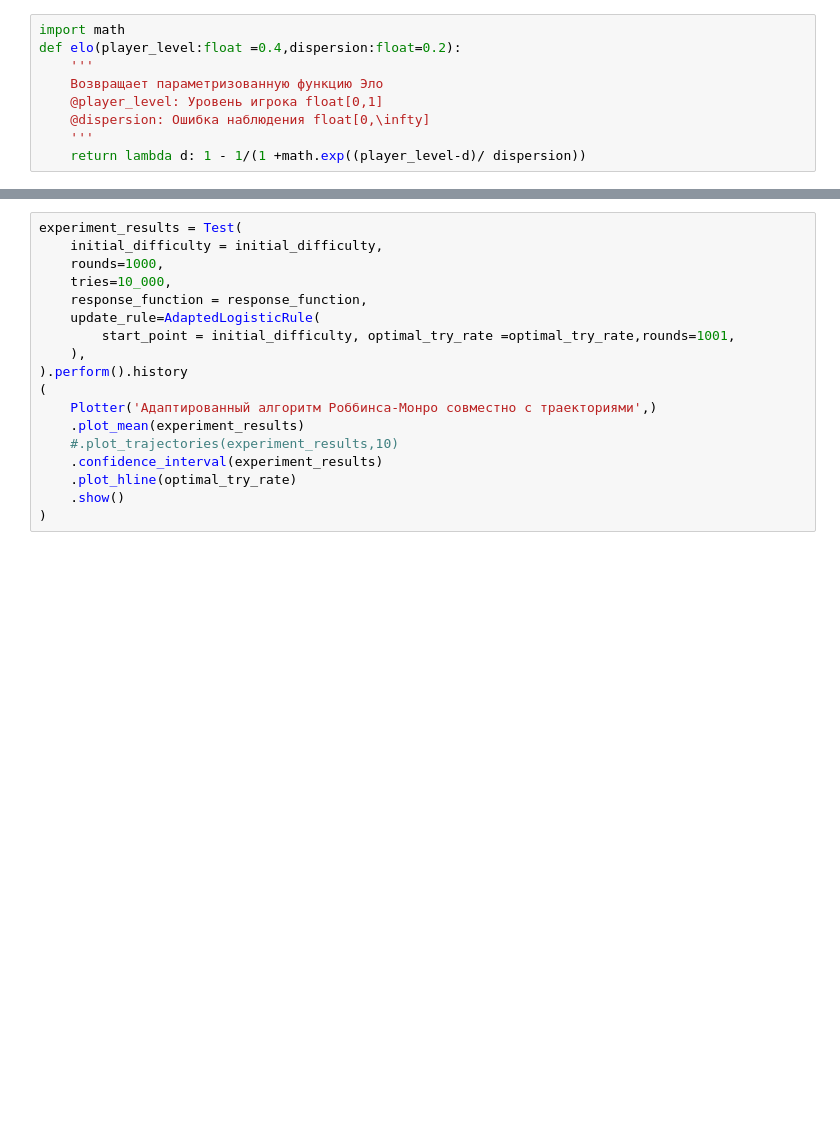
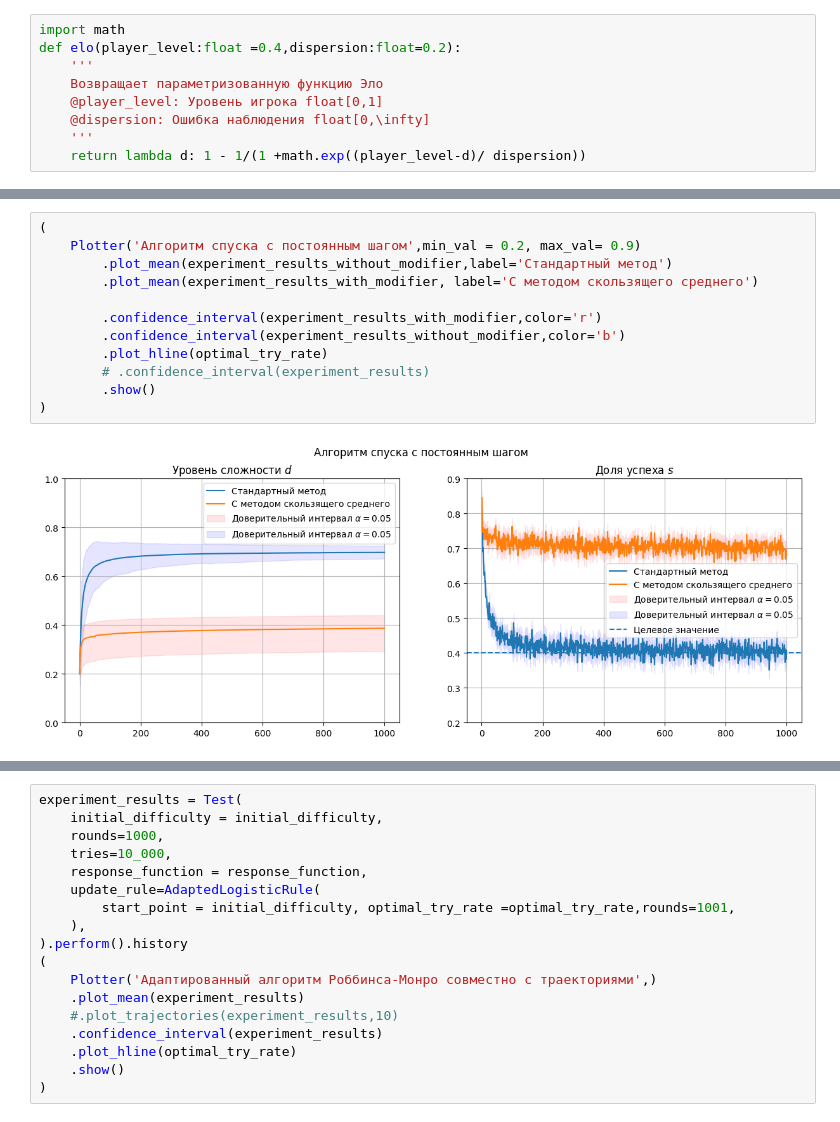
Before and after one commit to NMashalov/EducationGenerativeModelApplication, a Jupyter notebook: experiment/stoch_approx.ipynb, the cells around one changed output, grey strips where cells are left out. Cells and saved outputs as stored; diff of their text form; blank space fills up the shorter version.

```diff
--- a/experiment/stoch_approx.ipynb
+++ b/experiment/stoch_approx.ipynb
@@ -362,0 +581,14 @@ def experiment():
+# %%
+(
+    Plotter('Алгоритм спуска с постоянным шагом',min_val = 0.2, max_val= 0.9)
+        .plot_mean(experiment_results_without_modifier,label='Стандартный метод')
+        .plot_mean(experiment_results_with_modifier, label='С методом скользящего среднего')
+
+        .confidence_interval(experiment_results_with_modifier,color='r')
+        .confidence_interval(experiment_results_without_modifier,color='b')
+        .plot_hline(optimal_try_rate)
+        # .confidence_interval(experiment_results)
+        .show()
+)
+# %% [output]
+[figure, added]
```
Also changed, not shown: parts of 28 cells of this notebook, 1 other file.
